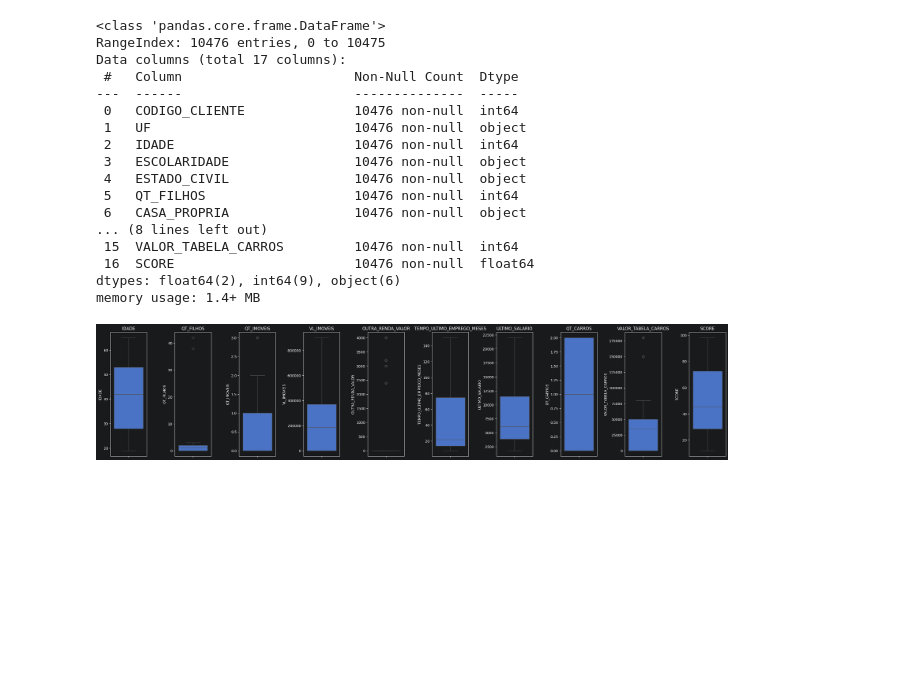
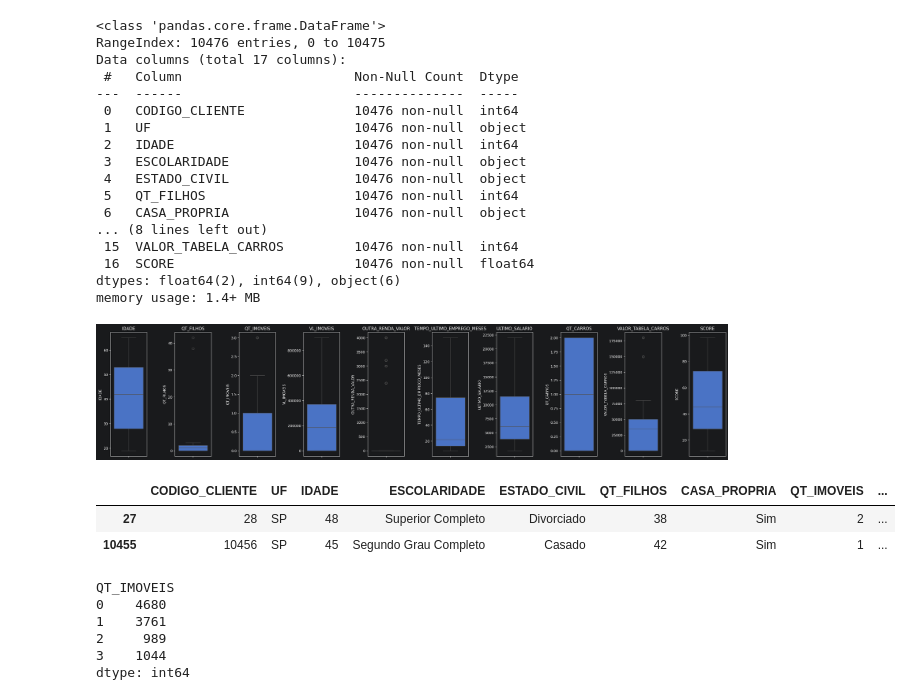
Before and after one commit to rafacasella/Portifolio_Ciencia_Dados, a Jupyter notebook: Credit_Score/Credit_Score.ipynb, the cells around one changed output. Drawn from its saved outputs; the diff is of its cells as text; code cells hidden in the pictures; blank space fills up the shorter version.

```diff
--- a/Credit_Score/Credit_Score.ipynb
+++ b/Credit_Score/Credit_Score.ipynb
@@ -134,3 +134,12 @@ fig.subplots_adjust(top=0.85)
 plt.show()
 # %% [output]
 [figure]
+# %%
+#Possíveis outliers nas variáveis: qt_filhos, qt_imoveis, valor_tabela_carros e outra_renda_valor
+
+#Supondo quantidade de filhos maior do que 6 como outlier, teremos:
+df.loc[df['QT_FILHOS'] >6]
+# %% [output]
+|  | CODIGO_CLIENTE | UF | IDADE | ESCOLARIDADE | ESTADO_CIVIL | QT_FILHOS | CASA_PROPRIA | QT_IMOVEIS | ... |
+| 27 | 28 | SP | 48 | Superior Completo | Divorciado | 38 | Sim | 2 | ... |
+| 10455 | 10456 | SP | 45 | Segundo Grau Completo | Casado | 42 | Sim | 1 | ... |
@@ -136,0 +149,10 @@ plt.show()
+# %%
+#Para as outras variáveis da para identificar pelo agrupamento como estão distribuídas:
+df.groupby(['QT_IMOVEIS']).size()
+# %% [output]
+QT_IMOVEIS
+0    4680
+1    3761
+2     989
+3    1044
+dtype: int64
```
Also changed, not shown: parts of 5 cells of this notebook.
